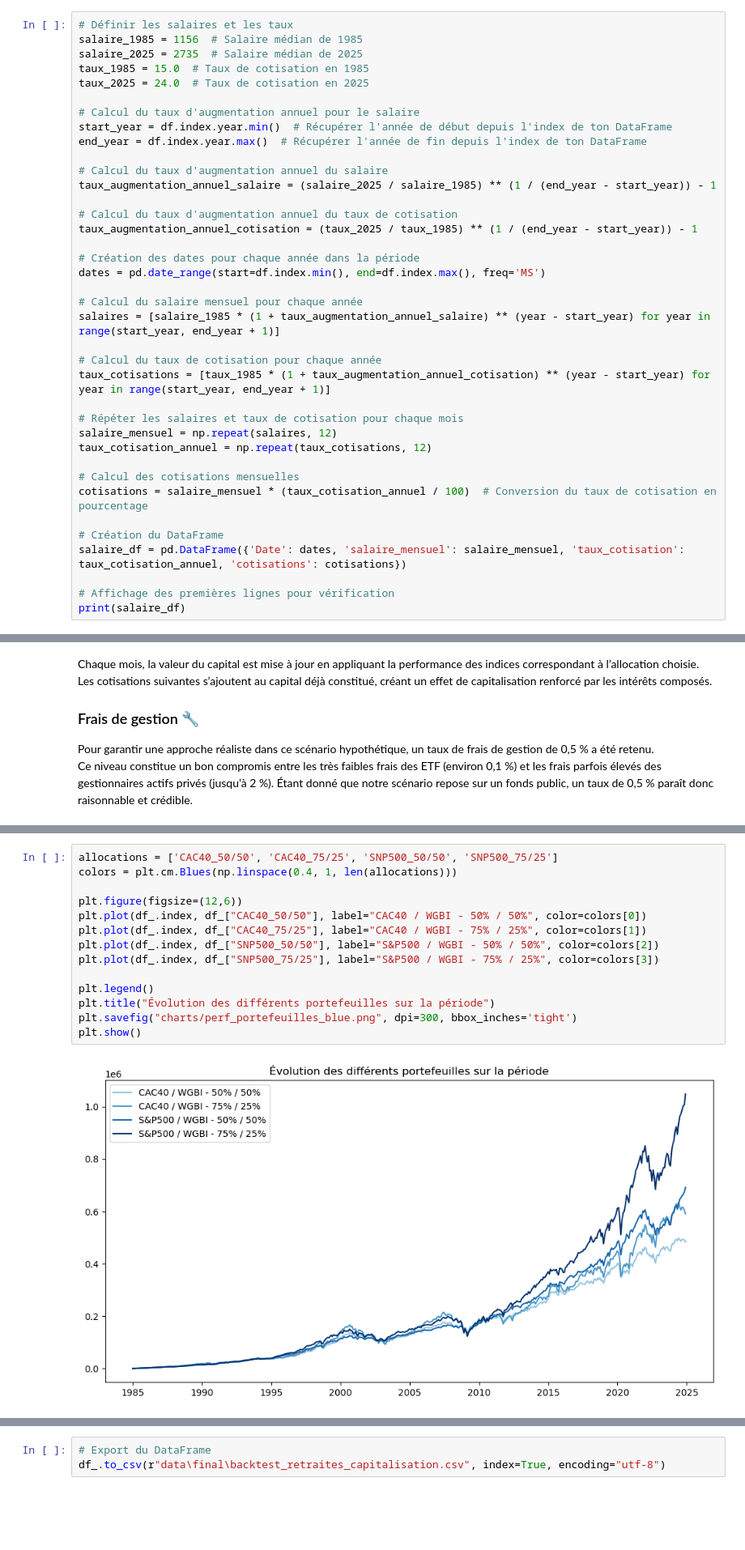
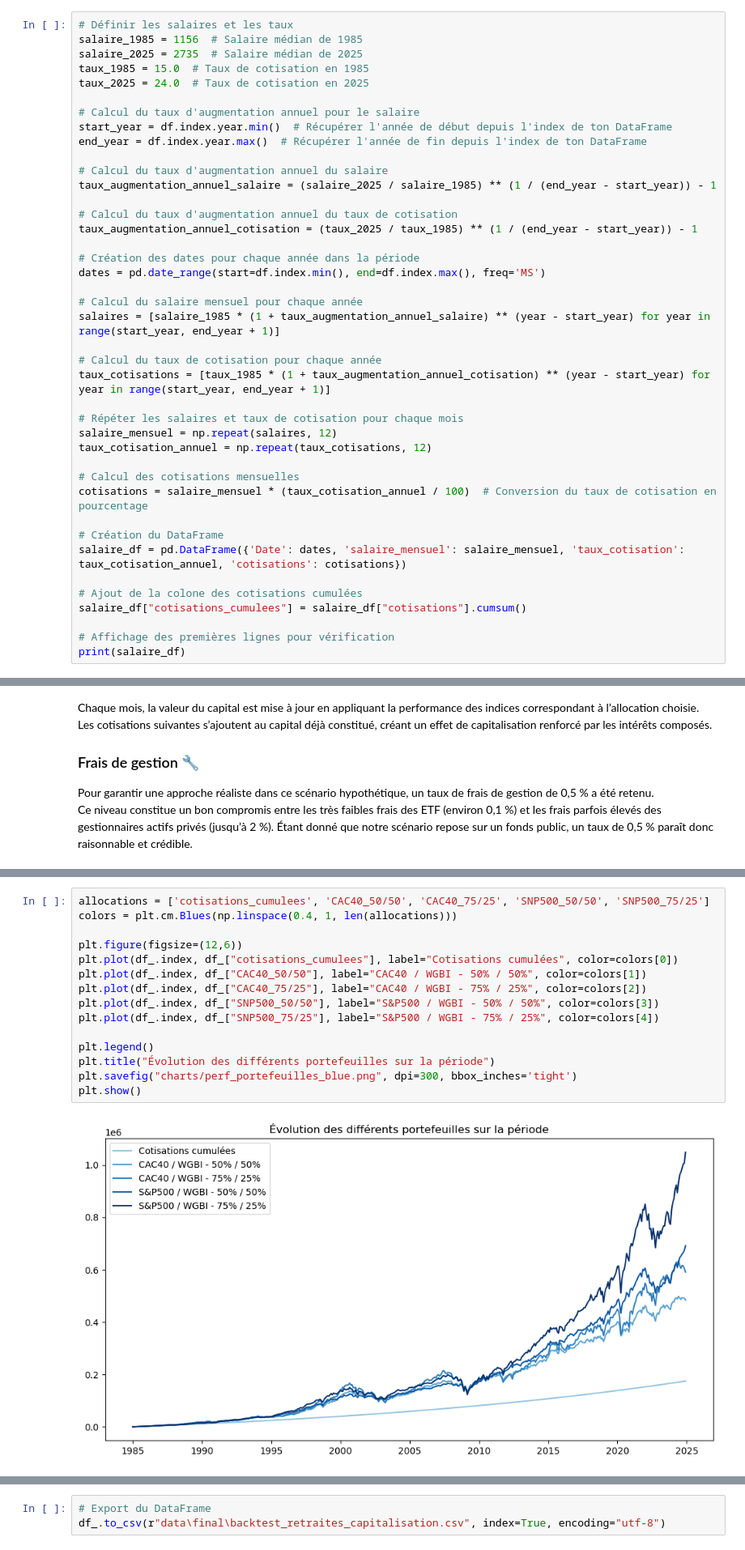
Before and after one commit to Vincent-20-100/backtest_retraites, a Jupyter notebook: notebooks/Backtest.ipynb, the cells around one changed output, grey strips where cells are left out. Shown at 81% size. Drawn from its saved outputs; the diff is of its cells as text; blank space fills up the shorter version.

```diff
--- a/notebooks/Backtest.ipynb
+++ b/notebooks/Backtest.ipynb
@@ -145,6 +145,9 @@ cotisations = salaire_mensuel * (taux_cotisation_annuel / 100)  # Conversion du
 # Création du DataFrame
 salaire_df = pd.DataFrame({'Date': dates, 'salaire_mensuel': salaire_mensuel, 'taux_cotisation': taux_cotisation_annuel, 'cotisations': cotisations})
 
+# Ajout de la colone des cotisations cumulées
+salaire_df["cotisations_cumulees"] = salaire_df["cotisations"].cumsum()
+
 # Affichage des premières lignes pour vérification
 print(salaire_df)
 # %% [output]
@@ -271,19 +272,20 @@ allocations
 # %%
-allocations = ['CAC40_50/50', 'CAC40_75/25', 'SNP500_50/50', 'SNP500_75/25']
+allocations = ['cotisations_cumulees', 'CAC40_50/50', 'CAC40_75/25', 'SNP500_50/50', 'SNP500_75/25']
 colors = plt.cm.Blues(np.linspace(0.4, 1, len(allocations)))
 
 plt.figure(figsize=(12,6))
-plt.plot(df_.index, df_["CAC40_50/50"], label="CAC40 / WGBI - 50% / 50%", color=colors[0])
-plt.plot(df_.index, df_["CAC40_75/25"], label="CAC40 / WGBI - 75% / 25%", color=colors[1])
-plt.plot(df_.index, df_["SNP500_50/50"], label="S&P500 / WGBI - 50% / 50%", color=colors[2])
-plt.plot(df_.index, df_["SNP500_75/25"], label="S&P500 / WGBI - 75% / 25%", color=colors[3])
+plt.plot(df_.index, df_["cotisations_cumulees"], label="Cotisations cumulées", color=colors[0])
+plt.plot(df_.index, df_["CAC40_50/50"], label="CAC40 / WGBI - 50% / 50%", color=colors[1])
+plt.plot(df_.index, df_["CAC40_75/25"], label="CAC40 / WGBI - 75% / 25%", color=colors[2])
+plt.plot(df_.index, df_["SNP500_50/50"], label="S&P500 / WGBI - 50% / 50%", color=colors[3])
+plt.plot(df_.index, df_["SNP500_75/25"], label="S&P500 / WGBI - 75% / 25%", color=colors[4])
 
 plt.legend()
 plt.title("Évolution des différents portefeuilles sur la période")
 plt.savefig("charts/perf_portefeuilles_blue.png", dpi=300, bbox_inches='tight')
 plt.show()
 # %% [output]
-[figure, old version]
+[figure, new version]
 # %% [markdown]
 ## 📌 Résultat de la capitalisation :
 
```
Also changed, not shown: parts of 4 cells of this notebook, 2 other files.
